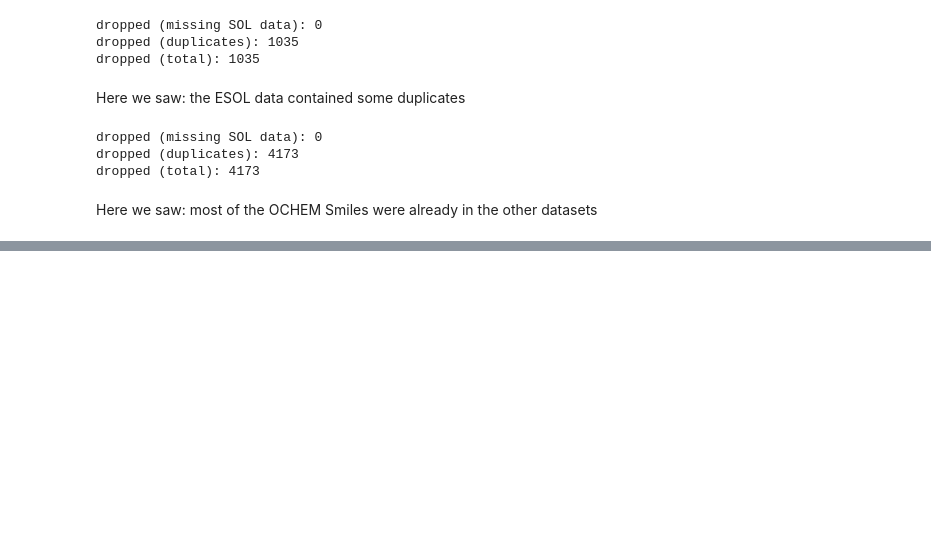
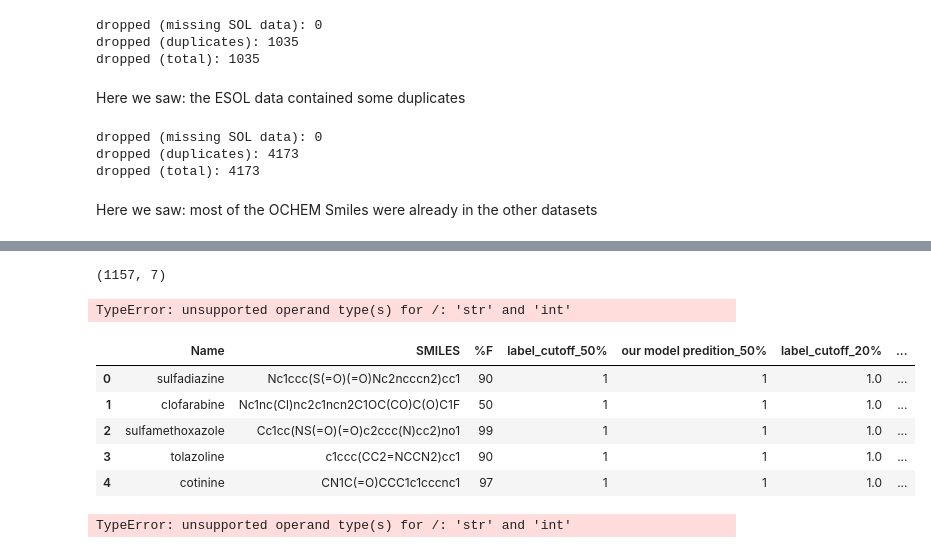
Before and after one commit to NinaB99/AI-for-Chemistry, a Jupyter notebook: Code/Data_cleaning.ipynb, the cells around one changed output, grey strips where cells are left out. Drawn from its saved outputs; the diff is of its cells as text; code cells hidden in the pictures; blank space fills up the shorter version.

Commit message:
merged Bioavailibiliy Data

```diff
--- a/Code/Data_cleaning.ipynb
+++ b/Code/Data_cleaning.ipynb
@@ -21,6 +22,7 @@ df_PAMPA_ph7_4 = pd.read_csv('../Data/PAMPA_ph_7_4.csv')
 df_oral_adsorption = pd.read_csv('../Data/Oral adsorbtion.csv')
 df_binary_bioavailibility = pd.read_csv('../Data/Binary_Bioavailibility.csv')
 df_OCHEM = pd.read_csv('../Data/OCHEM_Sol.csv')
+df_WEI_Bioav = pd.read_csv('../Data/HOB_Bioavailibility_Wei_2022.csv')
 # %%
 #df_curatedSol.head()
 #df_bioavailability.head() #995
@@ -213,0 +241,5 @@ df_merged_3_cleand.to_csv('../Data/Merged_solubility.csv', index=False)
+# %%
+df_WEI_Bioav.shape
+df_bioavailability.head()
+# %% [output]
+(1157, 7)
@@ -213,0 +251,18 @@ df_merged_3_cleand.to_csv('../Data/Merged_solubility.csv', index=False)
+# %%
+df1 = df_WEI_Bioav.rename(columns={'smile': 'SMILES', 'value': '%F'})
+calc_logK(df1, '%F')
+canonicalize(df1, 'SMILES')
+add_Lipinski_descriptors(df1, 'SMILES')
+df1.to_csv('../Data/HOB_Bioavailibility_Wei_2022.csv', index=False)
+# %% [output]
+TypeError: unsupported operand type(s) for /: 'str' and 'int'
+# %%
+df_WEI_Bioav.head()
+#df_bioavailability.head()
+# %% [output]
+|  | Name | SMILES | %F | label_cutoff_50% | our model predition_50% | label_cutoff_20% | ... |
+| 0 | sulfadiazine | Nc1ccc(S(=O)(=O)Nc2ncccn2)cc1 | 90 | 1 | 1 | 1.0 | ... |
+| 1 | clofarabine | Nc1nc(Cl)nc2c1ncn2C1OC(CO)C(O)C1F | 50 | 1 | 1 | 1.0 | ... |
+| 2 | sulfamethoxazole | Cc1cc(NS(=O)(=O)c2ccc(N)cc2)no1 | 99 | 1 | 1 | 1.0 | ... |
+| 3 | tolazoline | c1ccc(CC2=NCCN2)cc1 | 90 | 1 | 1 | 1.0 | ... |
+| 4 | cotinine | CN1C(=O)CCC1c1cccnc1 | 97 | 1 | 1 | 1.0 | ... |
@@ -213,0 +271,4 @@ df_merged_3_cleand.to_csv('../Data/Merged_solubility.csv', index=False)
+# %%
+calc_logK(df_WEI_Bioav, '%F')
+# %% [output]
+TypeError: unsupported operand type(s) for /: 'str' and 'int'
```
Also changed, not shown: parts of 7 cells of this notebook, 4 other files.
